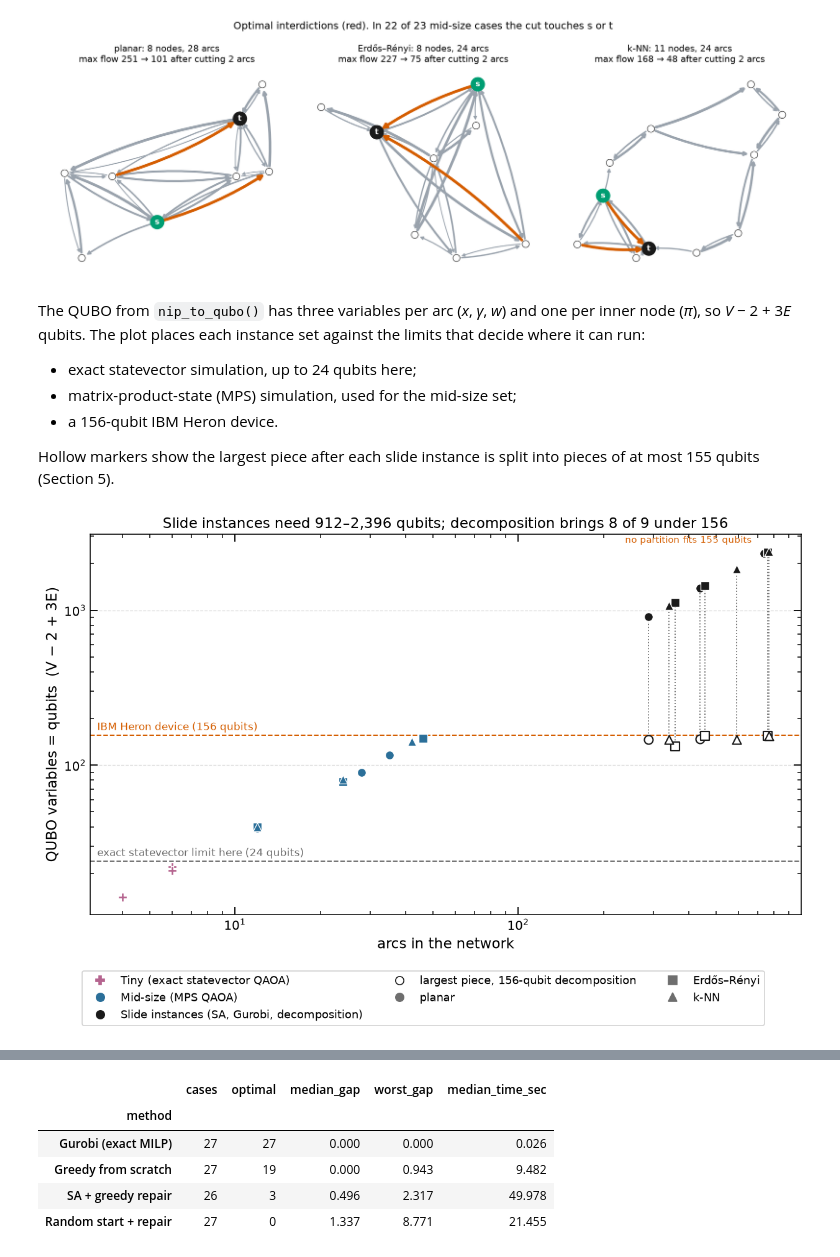
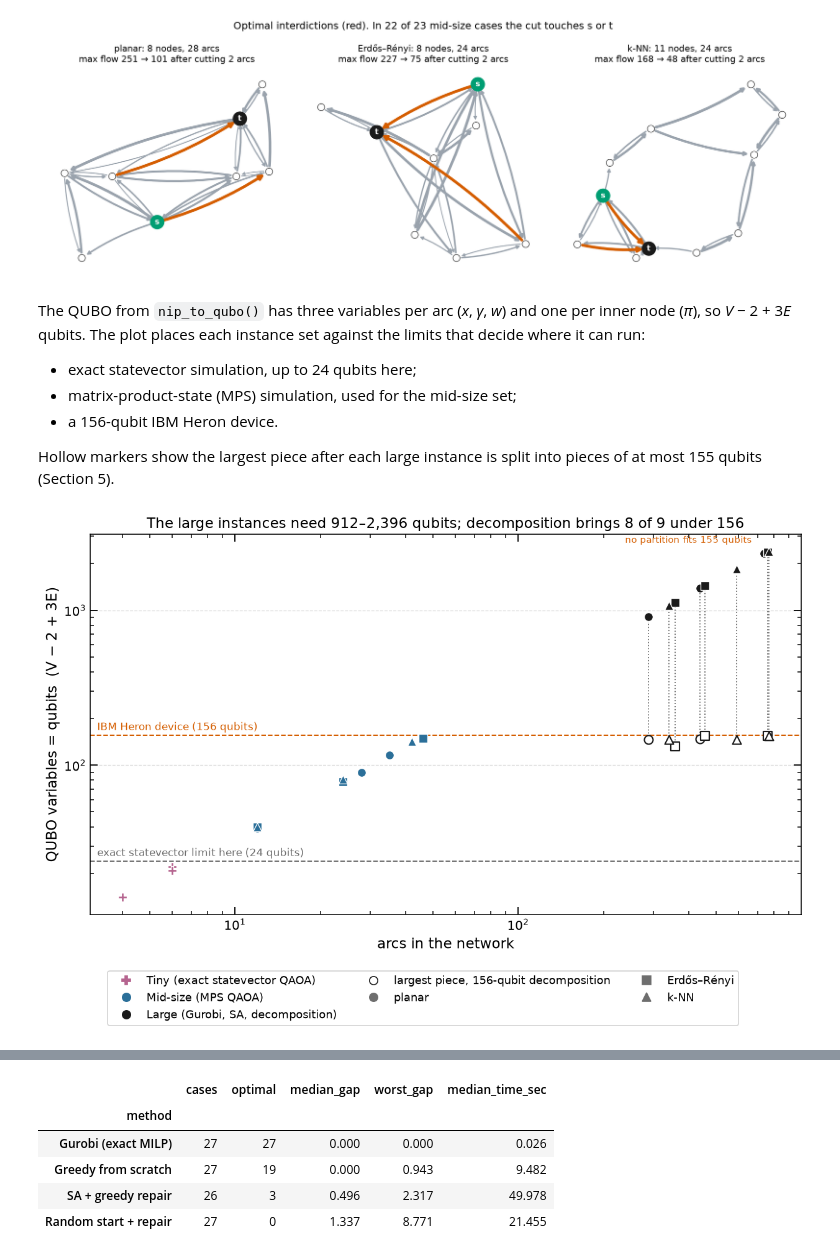
Before and after one commit to SECQUOIA/Network-Interdiction, a Jupyter notebook: notebooks/analysis.ipynb, the cells around one changed output, grey strips where cells are left out. Saved outputs shown, nothing was run; the diff lists cells and outputs as text; code cells hidden in the pictures.

```diff
--- a/notebooks/analysis.ipynb
+++ b/notebooks/analysis.ipynb
@@ -49,12 +51,12 @@ def save(fig, name):
     fig.savefig(FIGURES_DIR / f"{name}.png", bbox_inches="tight")
 
 
-slide = rp.load_slide()
+large = rp.load_large()
 mid = rp.load_mid()
 outcomes = rp.load_outcomes()
 qaoa_mid = rp.load_qaoa_mid()
 decomposition = rp.load_decomposition()
-print(f"{len(slide)} slide cases, {len(mid)} mid-size cases, "
+print(f"{len(large)} large cases, {len(mid)} mid-size cases, "
       f"{len(outcomes)} QAOA states, {len(qaoa_mid)} MPS QAOA runs, "
       f"{len(decomposition)} decomposition runs")
 # %% [output]
@@ -79,11 +81,11 @@ instance set against the limits that decide where it can run:
 - matrix-product-state (MPS) simulation, used for the mid-size set;
 - a 156-qubit IBM Heron device.
 
-Hollow markers show the largest piece after each slide instance is split into
+Hollow markers show the largest piece after each large instance is split into
 pieces of at most 155 qubits (Section 5).
 # %%
-fig_sizes = rp.plot_problem_sizes(slide, mid, outcomes, decomposition)
+fig_sizes = rp.plot_problem_sizes(large, mid, outcomes, decomposition)
 save(fig_sizes, "problem_sizes")
 # %% [output]
-[figure, old version]
+[figure, new version]
 # %% [markdown]
```
Also changed, not shown: parts of 8 cells of this notebook, 7 other files.
